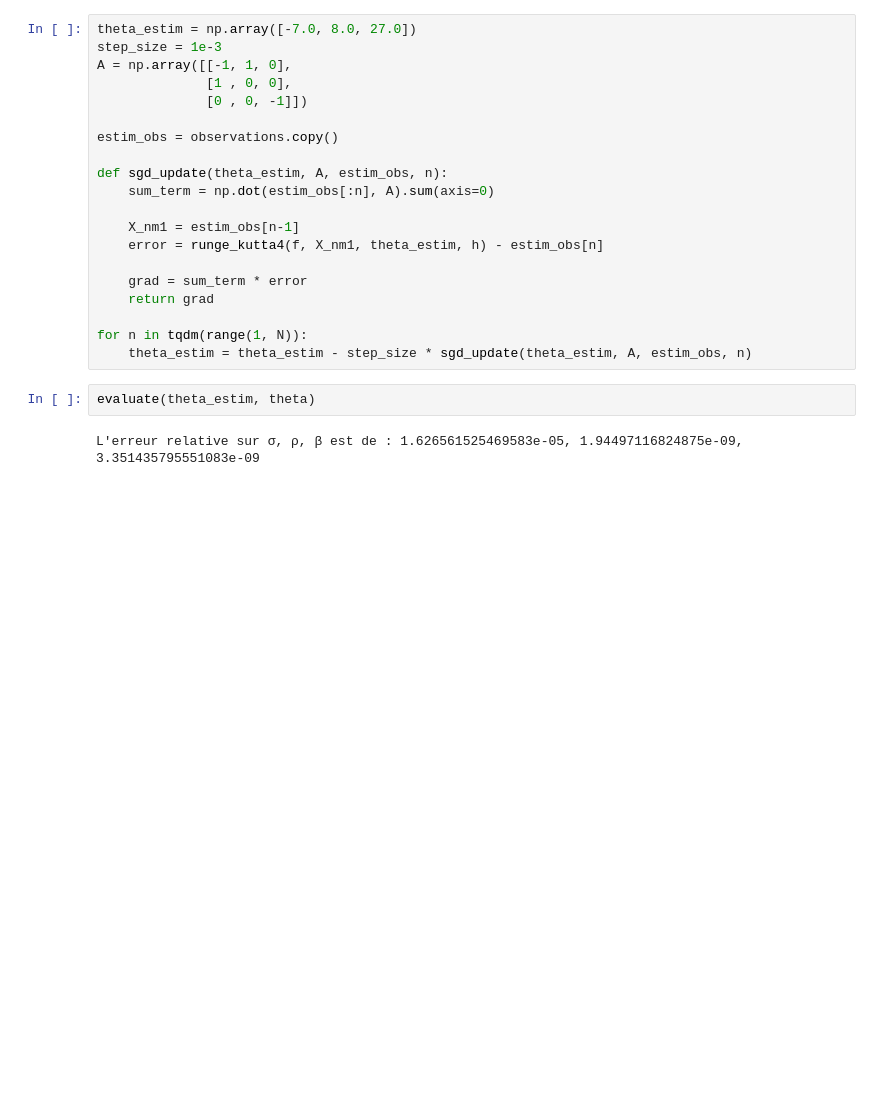
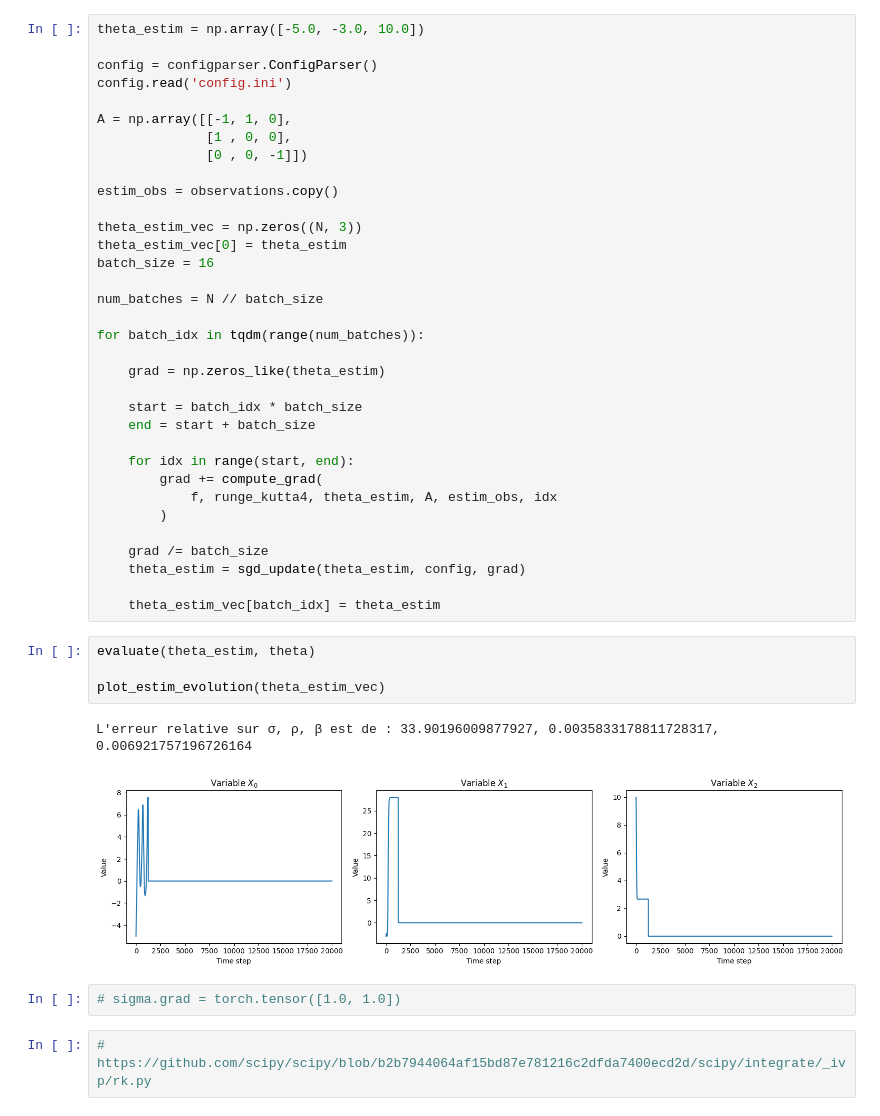
Before and after one commit to Gautier2Marsac/Parameter-learning-in-dynamical-systems, a Jupyter notebook: sgd.ipynb, the cells around one changed output. Cells and saved outputs as stored; diff of their text form; blank space fills up the shorter version.

Commit message:
added the batching for sgd didn't mitigate the overflow problem

```diff
--- a/sgd.ipynb
+++ b/sgd.ipynb
@@ -41,24 +90,45 @@ plot_observations(observations)
 # %%
-theta_estim = np.array([-7.0, 8.0, 27.0])
-step_size = 1e-3
+theta_estim = np.array([-5.0, -3.0, 10.0])
+
+config = configparser.ConfigParser()
+config.read('config.ini')
+
 A = np.array([[-1, 1, 0],
               [1 , 0, 0],
               [0 , 0, -1]])
 
 estim_obs = observations.copy()
 
-def sgd_update(theta_estim, A, estim_obs, n):
-    sum_term = np.dot(estim_obs[:n], A).sum(axis=0)
+theta_estim_vec = np.zeros((N, 3))
+theta_estim_vec[0] = theta_estim
+batch_size = 16
 
-    X_nm1 = estim_obs[n-1]
-    error = runge_kutta4(f, X_nm1, theta_estim, h) - estim_obs[n]
+num_batches = N // batch_size
 
-    grad = sum_term * error
-    return grad
+for batch_idx in tqdm(range(num_batches)):
 
-for n in tqdm(range(1, N)):
-    theta_estim = theta_estim - step_size * sgd_update(theta_estim, A, estim_obs, n)
+    grad = np.zeros_like(theta_estim)
+
+    start = batch_idx * batch_size
+    end = start + batch_size
+
+    for idx in range(start, end):
+        grad += compute_grad(
+            f, runge_kutta4, theta_estim, A, estim_obs, idx
+        )
+
+    grad /= batch_size
+    theta_estim = sgd_update(theta_estim, config, grad)
+
+    theta_estim_vec[batch_idx] = theta_estim
-# %%
-evaluate(theta_estim, theta)
-# %% [output]
-L'erreur relative sur σ, ρ, β est de : 1.626561525469583e-05, 1.94497116824875e-09, 3.351435795551083e-09
+# %%
+evaluate(theta_estim, theta)
+
+plot_estim_evolution(theta_estim_vec)
+# %% [output]
+L'erreur relative sur σ, ρ, β est de : 33.90196009877927, 0.0035833178811728317, 0.006921757196726164
+[figure, added]
+# %%
+# sigma.grad = torch.tensor([1.0, 1.0])
+# %%
+# https://github.com/scipy/scipy/blob/b2b7944064af15bd87e781216c2dfda7400ecd2d/scipy/integrate/_ivp/rk.py
```
Also changed, not shown: parts of 7 cells of this notebook, 2 other files.
